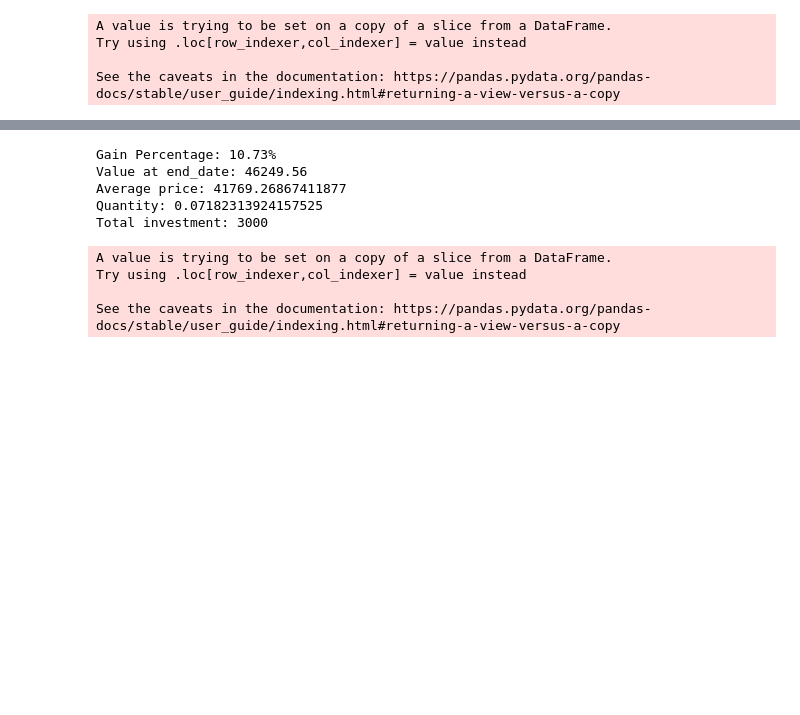
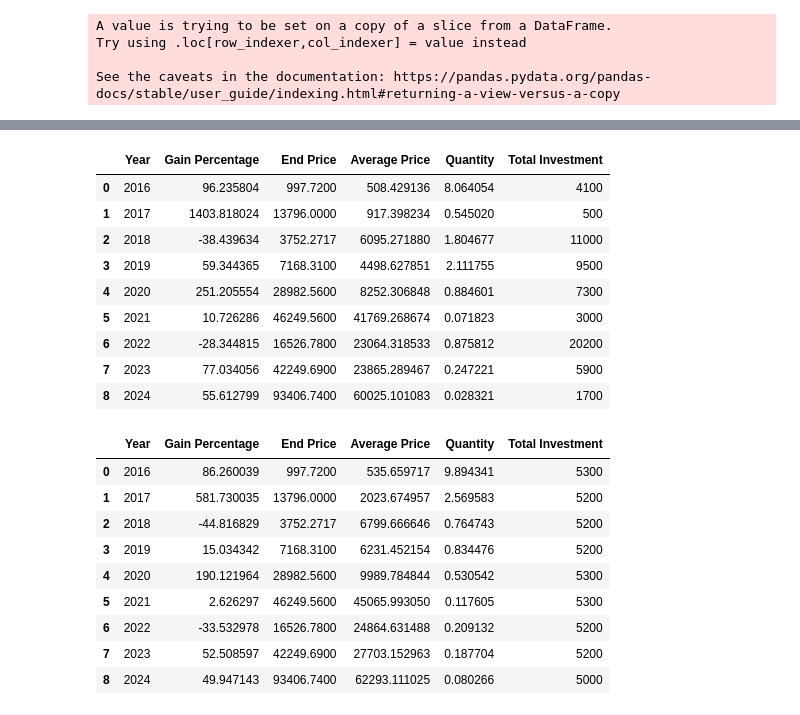
Before and after one commit to MiM0ulay/RiskMetrics, a Jupyter notebook: BTCUSDRiskMetricFinal.ipynb, the cells around one changed output, grey strips where cells are left out. Cells and saved outputs as stored; diff of their text form; code cells hidden in the pictures; blank space fills up the shorter version.

```diff
--- a/BTCUSDRiskMetricFinal.ipynb
+++ b/BTCUSDRiskMetricFinal.ipynb
@@ -279,7 +322,7 @@ def calculate_average_price_and_quantity(df, start_date, end_date, x, is_dynamic
 # %%
 # prompt: get also the value at end_date and gain in percentage
 
-def calculate_gain_percentage(df, start_date, end_date, investment_amount):
+def calculate_gain_percentage(df, start_date, end_date, investment_amount, is_dynamic=True):
     """Calculates the gain percentage based on the investment.
 
     Args:
@@ -314,8 +357,10 @@ def calculate_gain_percentage(df, start_date, end_date, investment_amount):
     if pd.isna(start_price) or start_price == 0 or pd.isna(end_price):
         return 0
 
-
-    avg_price, quantity, total_investment = calculate_average_price_and_quantity(df, start_date, end_date, investment_amount)
+    if is_dynamic:
+      avg_price, quantity, total_investment = calculate_average_price_and_quantity(df, start_date, end_date, investment_amount)
+    else:
+      avg_price, quantity, total_investment = calculate_normal_dca(df, start_date, end_date, investment_amount)
 
     # Calculate the gain percentage
     gain_percentage = ((end_price * quantity) - total_investment) / total_investment * 100
@@ -348,15 +434,9 @@ See the caveats in the documentation: https://pandas.pydata.org/pandas-docs/stab
 # %%
-# prompt: make a loop to privdes the results in a table with rows beaing years from 2020 to 2024 and columns being all the return results from  calculate_gain_percentage
-
-import pandas as pd
-
-# Assuming your existing code and the calculate_gain_percentage function are defined above
-
 # Create an empty DataFrame to store the results
-results_df = pd.DataFrame(columns=['Year', 'Gain Percentage', 'End Price', 'Average Price', 'Quantity', 'Total Investment'])
+dynamic_results = pd.DataFrame(columns=['Year', 'Gain Percentage', 'End Price', 'Average Price', 'Quantity', 'Total Investment'])
 
 # Loop through years 2020 to 2024
-for year in range(2020, 2025):
+for year in range(2016, 2025):
     start_date = f"{year}-01-01"
     end_date = f"{year+1}-01-01"  # end of the year
     investment_amount = 100
@@ -364,7 +444,7 @@ for year in range(2020, 2025):
     gain_percentage, end_price, avg_price, quantity, total_investment = calculate_gain_percentage(df, start_date, end_date, investment_amount)
 
     # Append the results to the DataFrame
-    results_df = pd.concat([results_df, pd.DataFrame({
+    dynamic_results = pd.concat([dynamic_results, pd.DataFrame({
         'Year': [year],
         'Gain Percentage': [gain_percentage],
         'End Price': [end_price],
@@ -372,9 +452,6 @@ for year in range(2020, 2025):
         'Quantity': [quantity],
         'Total Investment': [total_investment]
     })], ignore_index=True)
-
-# Display the results DataFrame as a table
-results_df
 # %% [output]
 A value is trying to be set on a copy of a slice from a DataFrame.
 Try using .loc[row_indexer,col_indexer] = value instead
@@ -448,23 +473,33 @@ See the caveats in the documentation: https://pandas.pydata.org/pandas-docs/stab
-# %%
-# Example usage
-start_date = '2021-01-01'
-end_date = '2022-01-01'
-investment_amount = 100
-
-gain_percentage, end_price, avg_price, quantity, total_investment = calculate_gain_percentage(df, start_date, end_date, investment_amount)
-print(f"Gain Percentage: {gain_percentage:.2f}%")
-print(f"Value at end_date: {end_price}")
-print(f"Average price: {avg_price}")
-print(f"Quantity: {quantity}")
-print(f"Total investment: {total_investment}")
-#
-# %% [output]
-Gain Percentage: 10.73%
-Value at end_date: 46249.56
-Average price: 41769.26867411877
-Quantity: 0.07182313924157525
-Total investment: 3000
-A value is trying to be set on a copy of a slice from a DataFrame.
-Try using .loc[row_indexer,col_indexer] = value instead
-
-See the caveats in the documentation: https://pandas.pydata.org/pandas-docs/stable/user_guide/indexing.html#returning-a-view-versus-a-copy
+# %%
+# prompt: prind dynamic_results and dca_results side by side to compare
+
+# Display the DataFrames side by side for comparison
+from IPython.display import display_html
+def display_side_by_side(*args):
+    html_str=''
+    for df in args:
+        html_str+=df.to_html()
+    display_html(html_str.replace('table','table style="display:inline"'),raw=True)
+
+display_side_by_side(dynamic_results, dca_results)
+# %% [output]
+|  | Year | Gain Percentage | End Price | Average Price | Quantity | Total Investment |
+| 0 | 2016 | 96.235804 | 997.7200 | 508.429136 | 8.064054 | 4100 |
+| 1 | 2017 | 1403.818024 | 13796.0000 | 917.398234 | 0.545020 | 500 |
+| 2 | 2018 | -38.439634 | 3752.2717 | 6095.271880 | 1.804677 | 11000 |
+| 3 | 2019 | 59.344365 | 7168.3100 | 4498.627851 | 2.111755 | 9500 |
+| 4 | 2020 | 251.205554 | 28982.5600 | 8252.306848 | 0.884601 | 7300 |
+| 5 | 2021 | 10.726286 | 46249.5600 | 41769.268674 | 0.071823 | 3000 |
+| 6 | 2022 | -28.344815 | 16526.7800 | 23064.318533 | 0.875812 | 20200 |
+| 7 | 2023 | 77.034056 | 42249.6900 | 23865.289467 | 0.247221 | 5900 |
+| 8 | 2024 | 55.612799 | 93406.7400 | 60025.101083 | 0.028321 | 1700 |
+|  | Year | Gain Percentage | End Price | Average Price | Quantity | Total Investment |
+| 0 | 2016 | 86.260039 | 997.7200 | 535.659717 | 9.894341 | 5300 |
+| 1 | 2017 | 581.730035 | 13796.0000 | 2023.674957 | 2.569583 | 5200 |
+| 2 | 2018 | -44.816829 | 3752.2717 | 6799.666646 | 0.764743 | 5200 |
+| 3 | 2019 | 15.034342 | 7168.3100 | 6231.452154 | 0.834476 | 5200 |
+| 4 | 2020 | 190.121964 | 28982.5600 | 9989.784844 | 0.530542 | 5300 |
+| 5 | 2021 | 2.626297 | 46249.5600 | 45065.993050 | 0.117605 | 5300 |
+| 6 | 2022 | -33.532978 | 16526.7800 | 24864.631488 | 0.209132 | 5200 |
+| 7 | 2023 | 52.508597 | 42249.6900 | 27703.152963 | 0.187704 | 5200 |
+| 8 | 2024 | 49.947143 | 93406.7400 | 62293.111025 | 0.080266 | 5000 |
```
Also changed, not shown: parts of 5 cells of this notebook.
